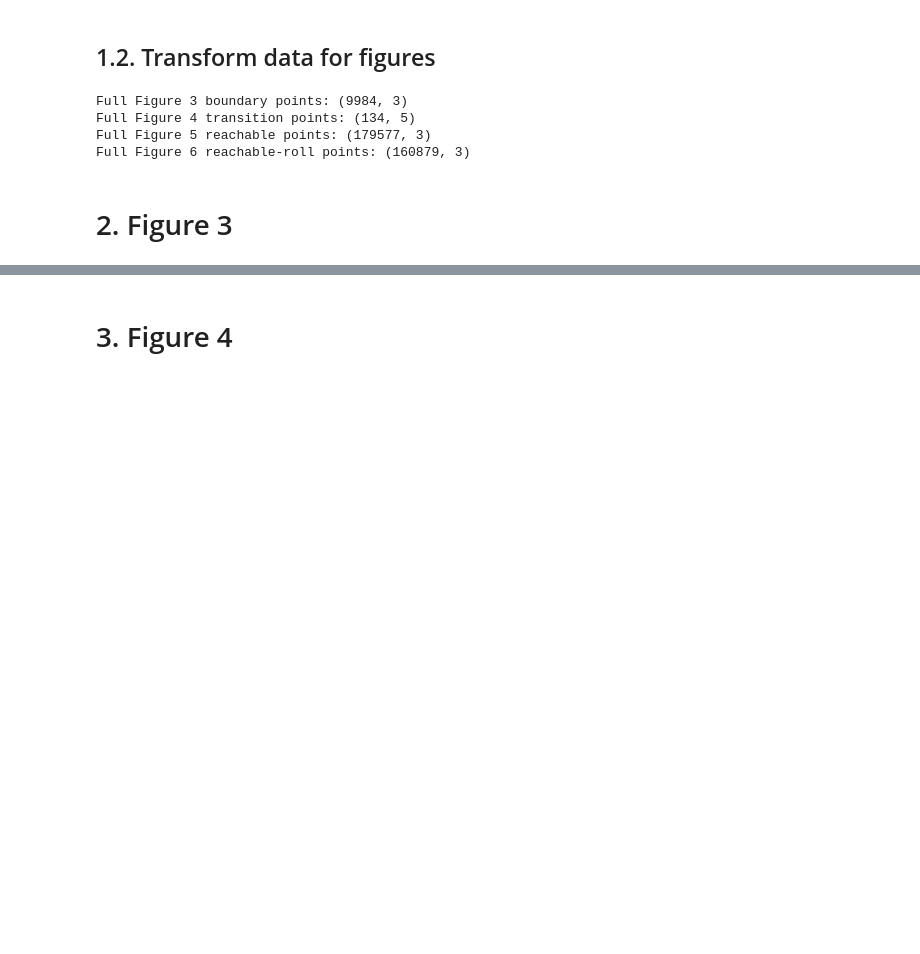
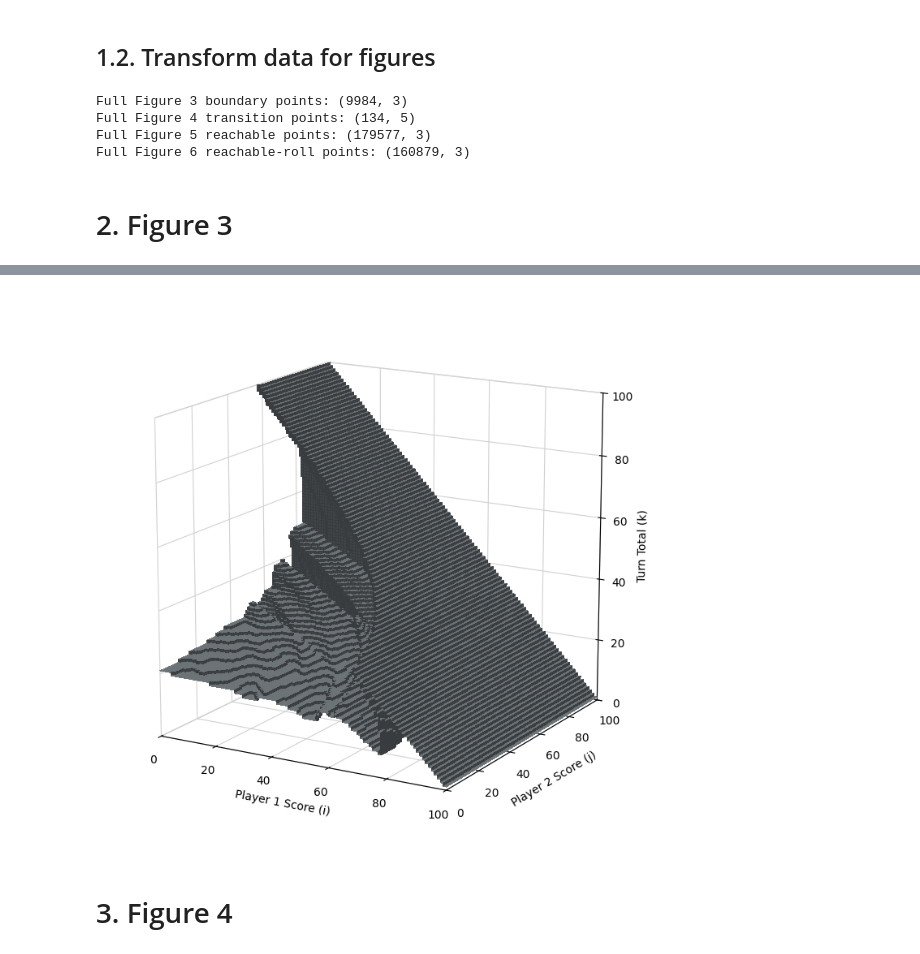
Before and after one commit to C-Rigby/Game_of_Pig_Assessment_3, a Jupyter notebook: experiments/pig_experiment/Pig_Figures.ipynb, the cells around one changed output, grey strips where cells are left out. Cells and saved outputs as stored; diff of their text form; code cells hidden in the pictures; blank space fills up the shorter version.

```diff
--- a/experiments/pig_experiment/Pig_Figures.ipynb
+++ b/experiments/pig_experiment/Pig_Figures.ipynb
@@ -158,3 +164,20 @@ plt.show()
+# %%
+fig = plt.figure(figsize=(9, 7))
+ax = fig.add_subplot(111, projection="3d")
+
+ah.plot_figure3_policy_boundary(
+    full_fig3_data,
+    ax=ax,
+    boundary_alpha=0.96,
+    max_surface_jump=100,
+)
+
+ax.view_init(elev=15, azim=-60)
+plt.savefig("Figures/Figure3b.png", bbox_inches='tight', dpi=300)
+plt.tight_layout()
+plt.show()
+# %% [output]
+[figure, added]
 # %% [markdown]
 # 3. Figure 4
 # %%
```
Also changed, not shown: parts of 9 cells of this notebook, 3 other files.
